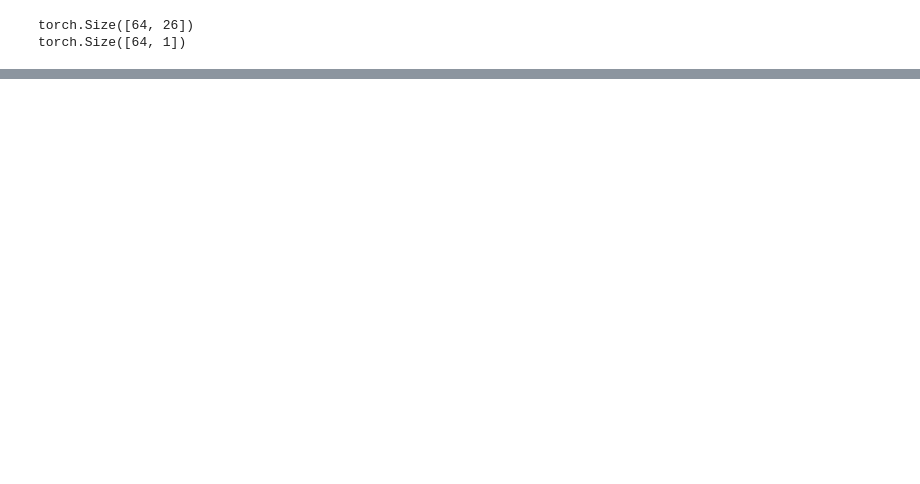
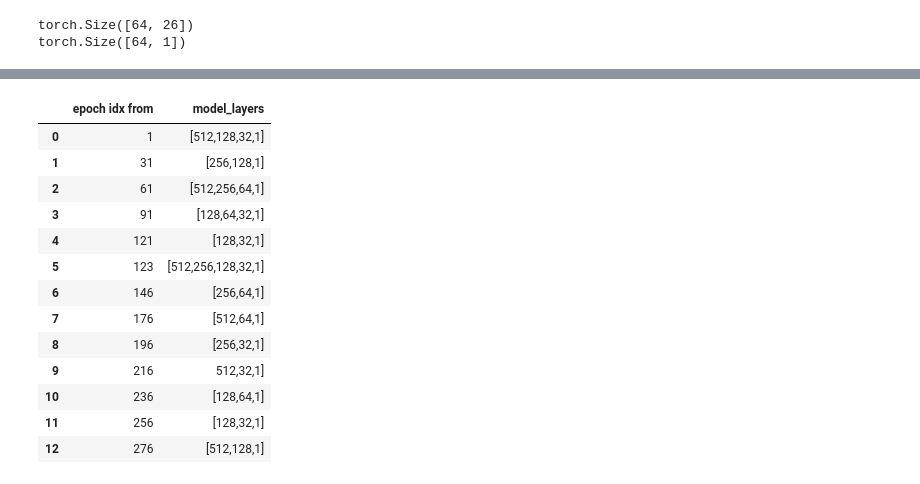
Before and after one commit to ahmedbadr97/Rossmann-Store-Sales, a Jupyter notebook: notebooks/model_training.ipynb, the cells around one changed output, grey strips where cells are left out. Saved outputs shown, nothing was run; the diff lists cells and outputs as text; code cells hidden in the pictures; blank space fills up the shorter version.

```diff
--- a/notebooks/model_training.ipynb
+++ b/notebooks/model_training.ipynb
@@ -234,0 +225,18 @@ torch.Size([64, 1])
+# %%
+train_history=train_history[["epoch idx from",'model_layers']]
+train_history
+# %% [output]
+|  | epoch idx from | model_layers |
+| 0 | 1 | [512,128,32,1] |
+| 1 | 31 | [256,128,1] |
+| 2 | 61 | [512,256,64,1] |
+| 3 | 91 | [128,64,32,1] |
+| 4 | 121 | [128,32,1] |
+| 5 | 123 | [512,256,128,32,1] |
+| 6 | 146 | [256,64,1] |
+| 7 | 176 | [512,64,1] |
+| 8 | 196 | [256,32,1] |
+| 9 | 216 | 512,32,1] |
+| 10 | 236 | [128,64,1] |
+| 11 | 256 | [128,32,1] |
+| 12 | 276 | [512,128,1] |
```
Also changed, not shown: parts of 14 cells of this notebook, 4 other files.
